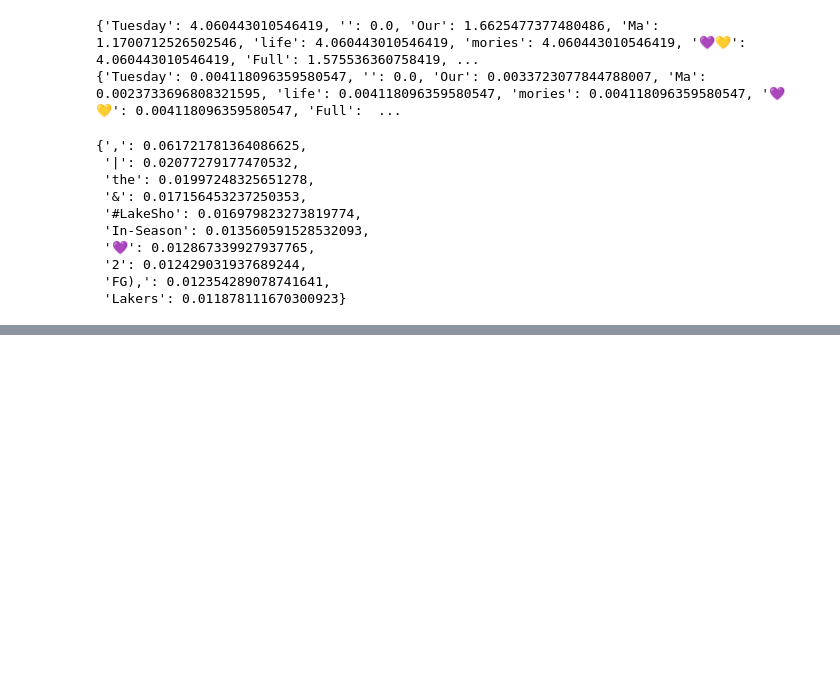
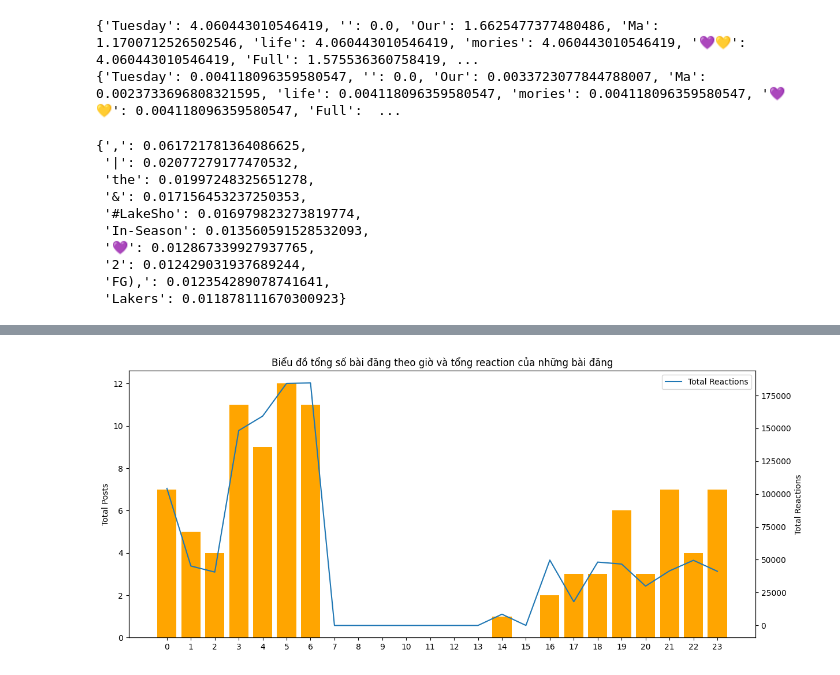
Before and after one commit to dotiendung2410/Los-Angeles-Lakers, a Jupyter notebook: post_analysis.ipynb, the cells around one changed output, grey strips where cells are left out. Drawn from its saved outputs; the diff is of its cells as text; code cells hidden in the pictures; blank space fills up the shorter version.

```diff
--- a/post_analysis.ipynb
+++ b/post_analysis.ipynb
@@ -152,6 +175,9 @@ post_df_full = post_df_full[post_df_full['comments_full'] != "[]"]
 #kiểm tra xem có bao nhiêu post trùng nhau và xoá đi những post bị trùng đó.
 count_duplicate_rows = post_df_full.duplicated('post_id').sum()
 post_df_full = post_df_full[~post_df_full.duplicated('post_id')]
+# %%
+#chuyển dữ liệu thời gian upload sang datetime64.
+post_df_full['time'] = pd.to_datetime(post_df_full['time'])
 # %%
 post_df_full
 # %% [output]
@@ -383,0 +414,8 @@ get_top_n(tf_idf_score, 10)
+# %%
+post_df_full['hour'] = post_df_full['time'].dt.hour
+# %%
+# tổng số bài đăng theo giờ
+post_per_hour = post_df_full['hour'].value_counts()
+post_per_hour = post_per_hour.reindex(range(24), fill_value=0)
+
+post_per_hour
@@ -383,0 +440,6 @@ get_top_n(tf_idf_score, 10)
+# %%
+# tổng số lượt reaction theo giờ
+reactions_per_hour = post_df_full.groupby('hour')['reaction_count'].sum()
+reactions_per_hour = reactions_per_hour.reindex(range(24), fill_value=0)
+
+reactions_per_hour
@@ -383,0 +464,20 @@ get_top_n(tf_idf_score, 10)
+# %%
+fig, ax1 = plt.subplots(figsize=(14, 6))
+ax1.bar(post_per_hour.index, post_per_hour.values, color='orange', label='Total Posts')
+ax1.set_ylabel('Total Posts')
+ax1.tick_params(axis='y')
+
+ax2 = ax1.twinx()
+
+ax2.plot(reactions_per_hour.index, reactions_per_hour.values, label='Total Reactions')
+ax2.set_xticks(reactions_per_hour.index)
+ax2.set_xlabel('Hours')
+ax2.set_ylabel('Total Reactions')
+ax2.tick_params(axis='y')
+
+plt.title('Biểu đồ tổng số bài đăng theo giờ và tổng reaction của những bài đăng')
+plt.xlabel('Hours')
+plt.legend()
+plt.show()
+# %% [output]
+[figure, added]
```
Also changed, not shown: parts of 10 cells of this notebook, 1 other file.
